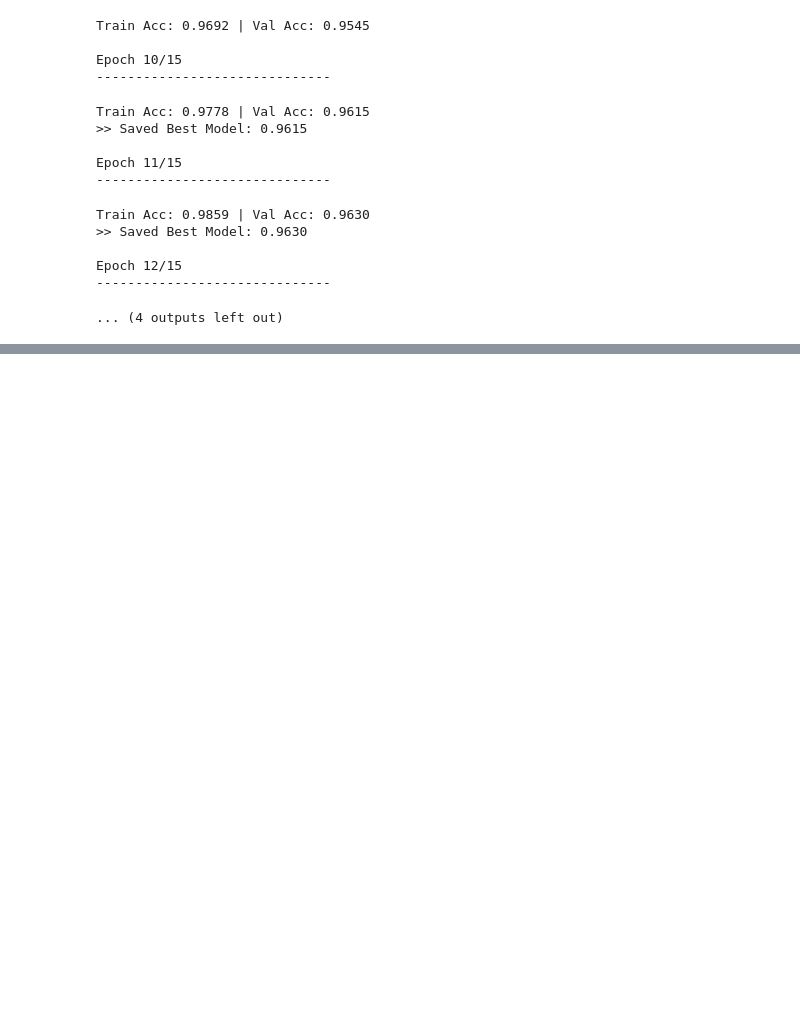
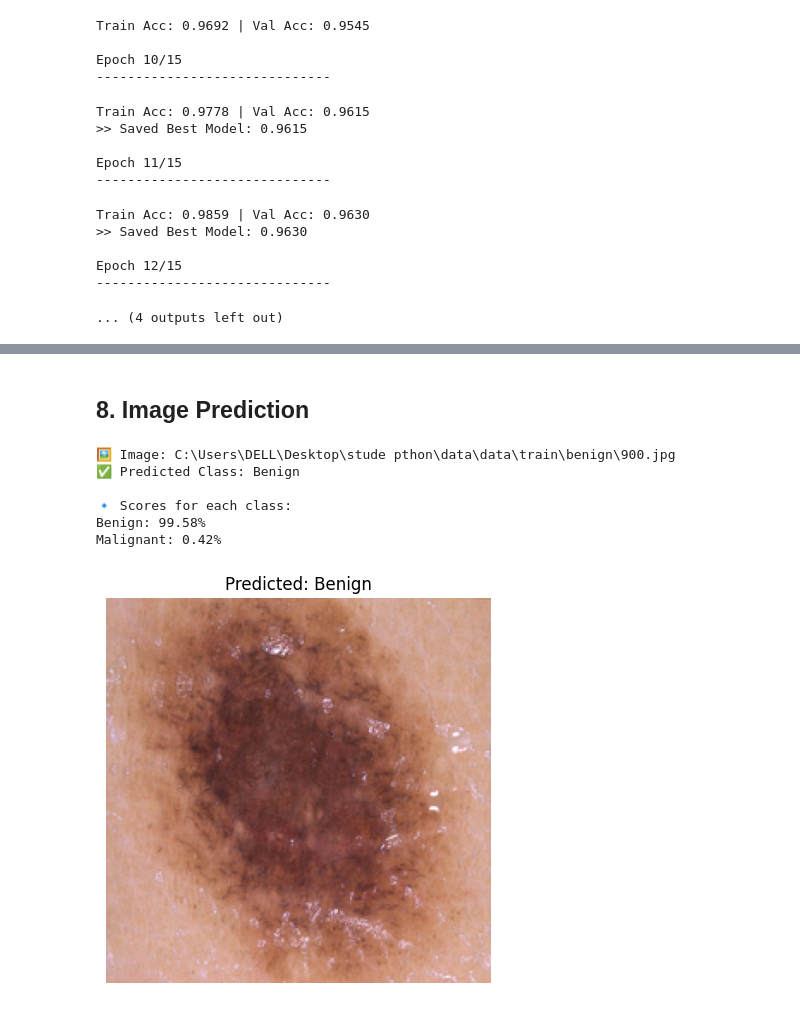
Before and after one commit to Yasmin-970/Skin-Cancer-Detection, a Jupyter notebook: Melanoma_Project.ipynb, the cells around one changed output, grey strips where cells are left out. Cells and saved outputs as stored; diff of their text form; code cells hidden in the pictures; blank space fills up the shorter version.

```diff
--- a/Melanoma_Project.ipynb
+++ b/Melanoma_Project.ipynb
@@ -383,0 +403,38 @@ Sample 10: Predicted: Benign, Actual: Benign
+# %% [markdown]
+## 8. Image Prediction
+# %%
+def predict_single_image_with_scores(image_path, model, transform, class_names, device):
+
+    model.eval()
+    image = Image.open(image_path).convert("RGB")
+    image_tensor = transform(image).unsqueeze(0).to(device)
+
+    with torch.no_grad():
+        outputs = model(image_tensor)
+        probs = F.softmax(outputs, dim=1)
+        _, pred = torch.max(outputs, 1)
+
+    predicted_class = class_names[pred.item()]
+
+    print(f"🖼️ Image: {image_path}")
+    print(f"✅ Predicted Class: {predicted_class}")
+    print("\n🔹 Scores for each class:")
+    for i, cls in enumerate(class_names):
+        print(f"{cls}: {probs[0][i].item()*100:.2f}%")
+
+    plt.figure(figsize=(5,5))
+    plt.imshow(image)
+    plt.title(f"Predicted: {predicted_class}")
+    plt.axis('off')
+    plt.show()
+
+SINGLE_IMAGE_PATH = r"C:\Users\DELL\Desktop\stude pthon\data\data\train\benign\900.jpg"
+predict_single_image_with_scores(SINGLE_IMAGE_PATH, model, transform, class_names, DEVICE)
+# %% [output]
+🖼️ Image: C:\Users\DELL\Desktop\stude pthon\data\data\train\benign\900.jpg
+✅ Predicted Class: Benign
+
+🔹 Scores for each class:
+Benign: 99.58%
+Malignant: 0.42%
+[figure, added]
```
Also changed, not shown: parts of 13 cells of this notebook.
